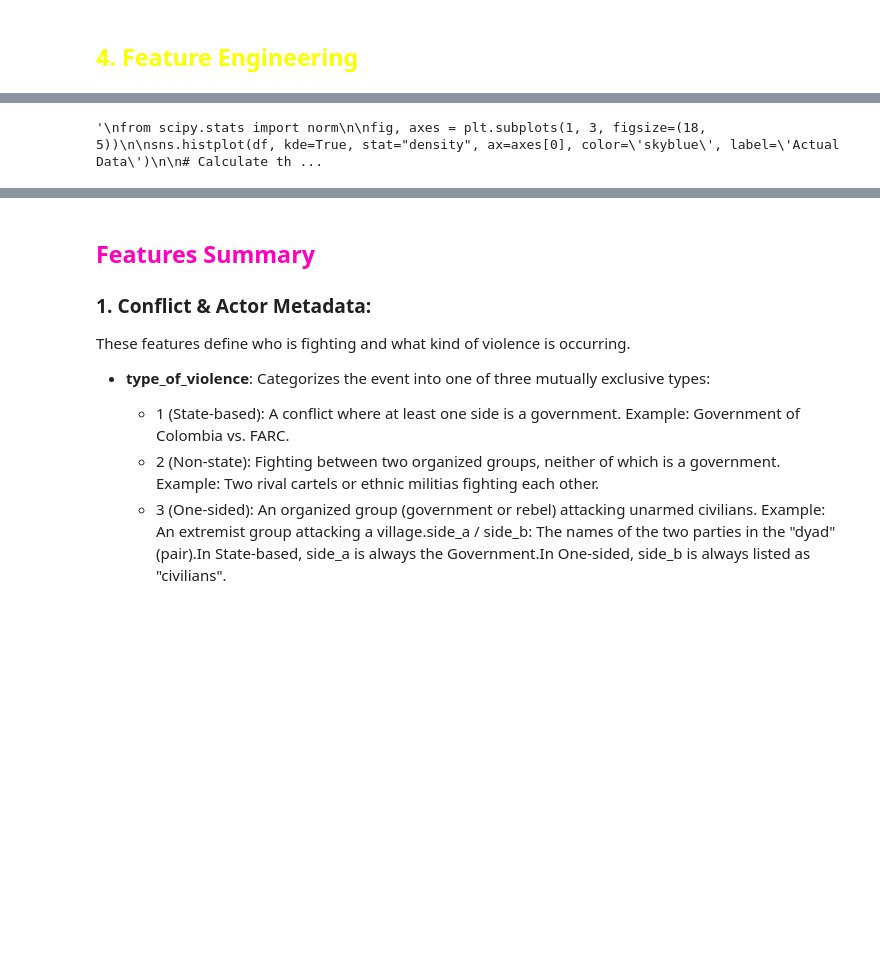
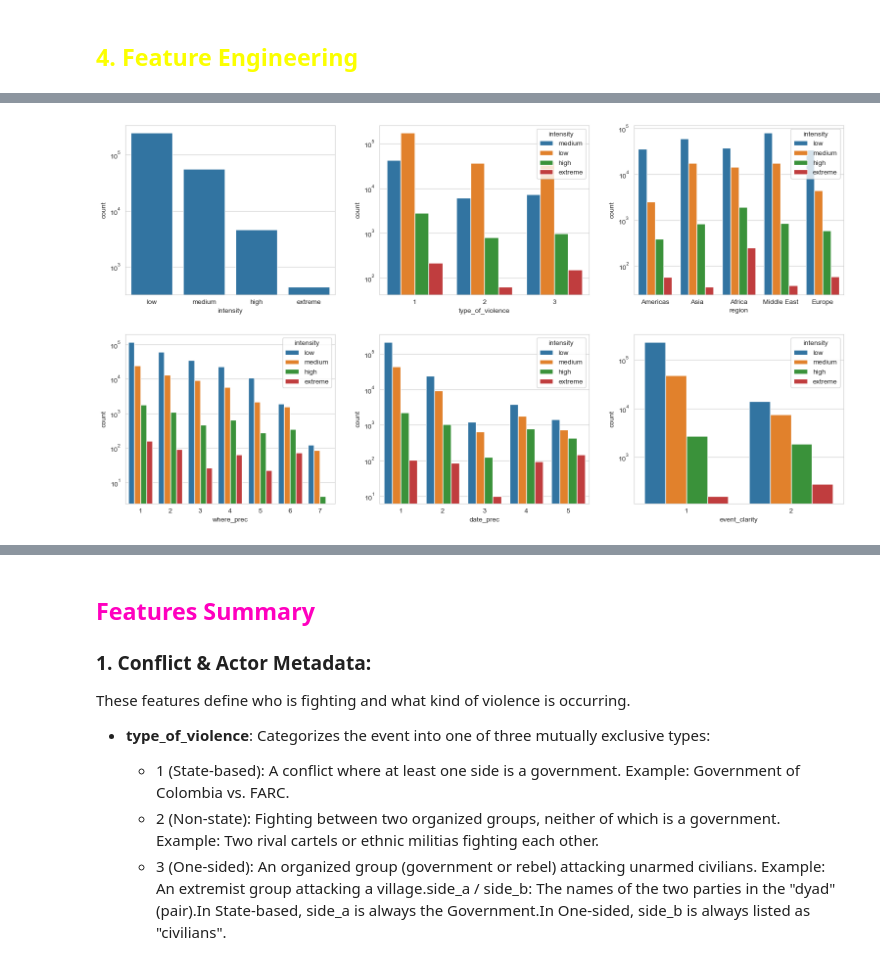
Before and after one commit to Lourdes-Tolotto/CEIA_Analisis_de_datos, a Jupyter notebook: Ejercicios/Ejercicios Grupales/Ejercicio Grupal 2.ipynb, the cells around one changed output, grey strips where cells are left out. Cells and saved outputs as stored; diff of their text form; code cells hidden in the pictures; blank space fills up the shorter version.

```diff
--- a/Ejercicios/Ejercicios Grupales/Ejercicio Grupal 2.ipynb
+++ b/Ejercicios/Ejercicios Grupales/Ejercicio Grupal 2.ipynb
@@ -942,0 +928,6 @@ print(missing_data_clean)
+# %%
+df2 = df.copy()
+drop = ['latitude', 'longitude']
+df2.drop(columns=drop, errors='ignore', inplace=True)
+
+print(df2.columns)
@@ -942,0 +949,2 @@ print(missing_data_clean)
+# %%
+df2['is_old_data'] = (df['year'] < 2013).astype(int)
@@ -989,0 +1029,5 @@ print(outliers_data_clean.head(10))
+# %%
+df_model = df2.copy()
+
+for col in death_cols:
+    df_model[col] = np.log1p(df_model[col])
@@ -990,3 +1036,7 @@ print(outliers_data_clean.head(10))
+# %%
+from sklearn.model_selection import train_test_split
+
+df_train, df_test = train_test_split(df_model, test_size=0.2, random_state=42)
 # %% [markdown]
 ## <font color="#cc00ff">  Missing Data Analysis </font>
 
@@ -1190,34 +1174,26 @@ top_duration = conflict_duration.sort_values(
-# %%
-"""
-from scipy.stats import norm
-
-fig, axes = plt.subplots(1, 3, figsize=(18, 5))
-
-sns.histplot(df, kde=True, stat="density", ax=axes[0], color='skyblue', label='Actual Data')
-
-# Calculate the theoretical Normal Curve
-mu, std = norm.fit(df['best'])
-xmin, xmax = axes[0].get_xlim()
-x = np.linspace(xmin, xmax, 100)
-p = norm.pdf(x, mu, std)
-
-# Overlay the Bell Curve
-axes[0].plot(x, p, 'r', linewidth=2, label=f'Normal Curve\n($\mu$={mu:.1f}, $\sigma$={std:.1f})')
-axes[0].set_title("Deaths ('best') vs. Normal Distribution")
-axes[0].legend()
-
-# --- Feature 2: 'type_of_violence' (Categorical) ---
-sns.countplot(x='type_of_violence', data=df, ax=axes[1], palette='viridis')
-axes[1].set_title("Frequency Distribution: Type of Violence")
-
-# --- Feature 3: 'intensity' (Categorical) ---
-# Ordinal categories look best in order
-intensity_order = ['low', 'medium', 'high', 'extreme']
-sns.countplot(x='intensity', data=df, order=intensity_order, ax=axes[2], palette='magma')
-axes[2].set_title("Frequency Distribution: Intensity")
-
-plt.tight_layout()
-plt.show()
-"""
-# %% [output]
-'\nfrom scipy.stats import norm\n\nfig, axes = plt.subplots(1, 3, figsize=(18, 5))\n\nsns.histplot(df, kde=True, stat="density", ax=axes[0], color=\'skyblue\', label=\'Actual Data\')\n\n# Calculate th ...
+# %%
+fig, axes = plt.subplots(2, 3, figsize=(16, 9))
+
+sns.countplot(x='intensity', data=df_train3, order=['low','medium','high','extreme'], ax=axes[0, 0])
+axes[0, 0].set_yscale('log')
+
+sns.countplot(x='type_of_violence', hue='intensity', data=df_train3, ax=axes[0, 1])
+axes[0, 1].set_yscale('log')
+
+sns.countplot(x='region', hue='intensity', data=df_train3, ax=axes[0, 2])
+axes[0, 2].set_yscale('log')
+
+sns.countplot(x='where_prec', hue='intensity', data=df_train3, ax=axes[1, 0])
+axes[1, 0].set_yscale('log')
+
+sns.countplot(x='date_prec', hue='intensity', data=df_train3, ax=axes[1, 1])
+axes[1, 1].set_yscale('log')
+
+sns.countplot(x='event_clarity', hue='intensity', data=df_train3, ax=axes[1, 2])
+axes[1, 2].set_yscale('log')
+
+
+plt.tight_layout(pad=3.0)
+plt.show()
+# %% [output]
+[figure, added]
```
Also changed, not shown: parts of 53 cells of this notebook.
